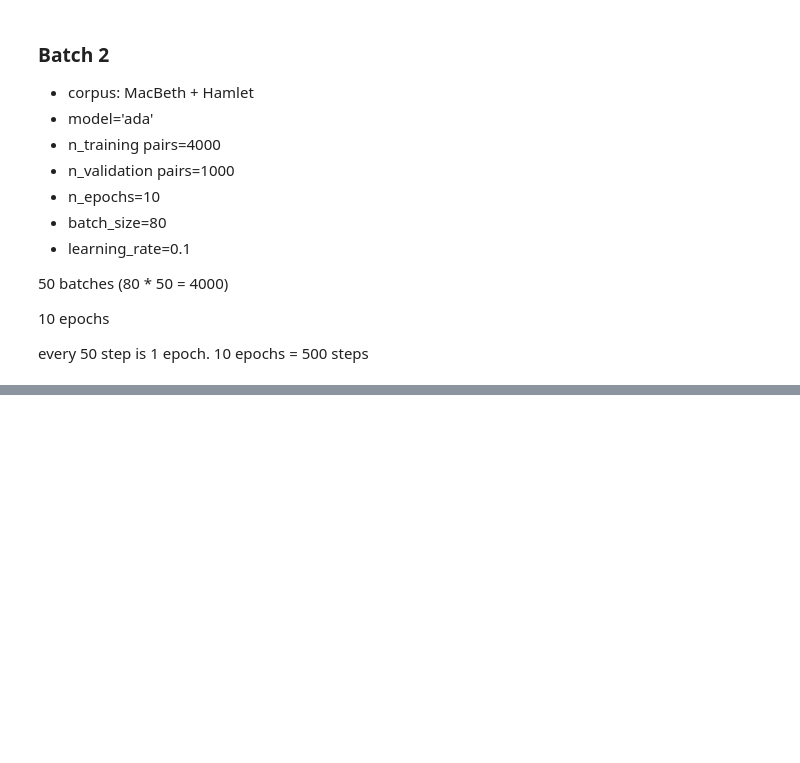
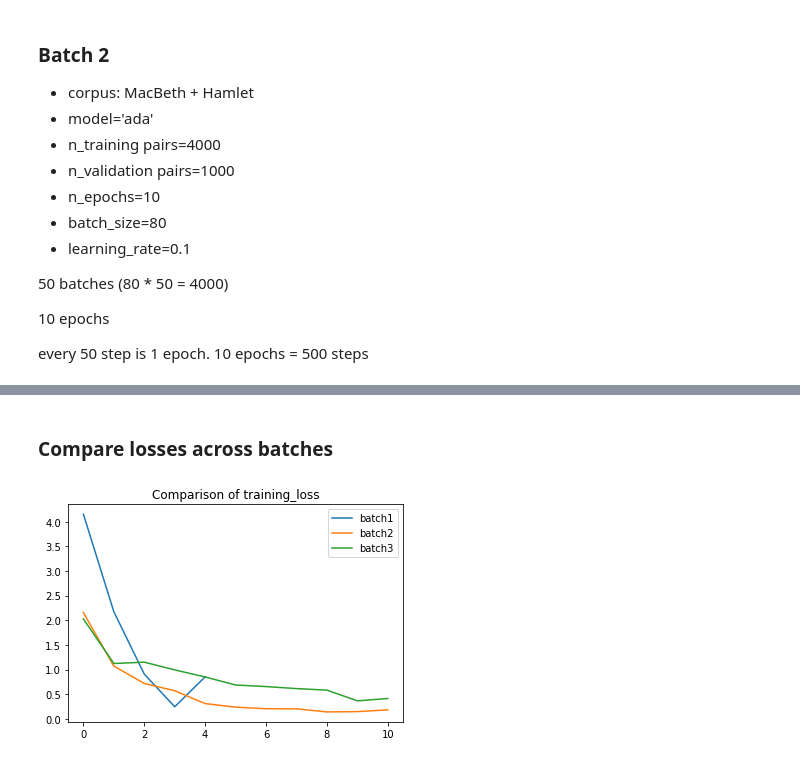
Before and after one commit to ConvAF/NovaAI, a Jupyter notebook: chatbot/notebooks/fine_tuning_viz.ipynb, the cells around one changed output, grey strips where cells are left out. Cells and saved outputs as stored; diff of their text form; code cells hidden in the pictures; blank space fills up the shorter version.

```diff
--- a/chatbot/notebooks/fine_tuning_viz.ipynb
+++ b/chatbot/notebooks/fine_tuning_viz.ipynb
@@ -101,0 +140,9 @@ batch2.describe()
+# %% [markdown]
+### Compare losses across batches
+# %%
+# possible metrics to compare
+metrics = ["training_loss", "training_token_accuracy", "validation_loss", "validation_token_accuracy"]
+
+compare_histories(metrics[0])
+# %% [output]
+[figure, added]
```
Also changed, not shown: parts of 8 cells of this notebook.
